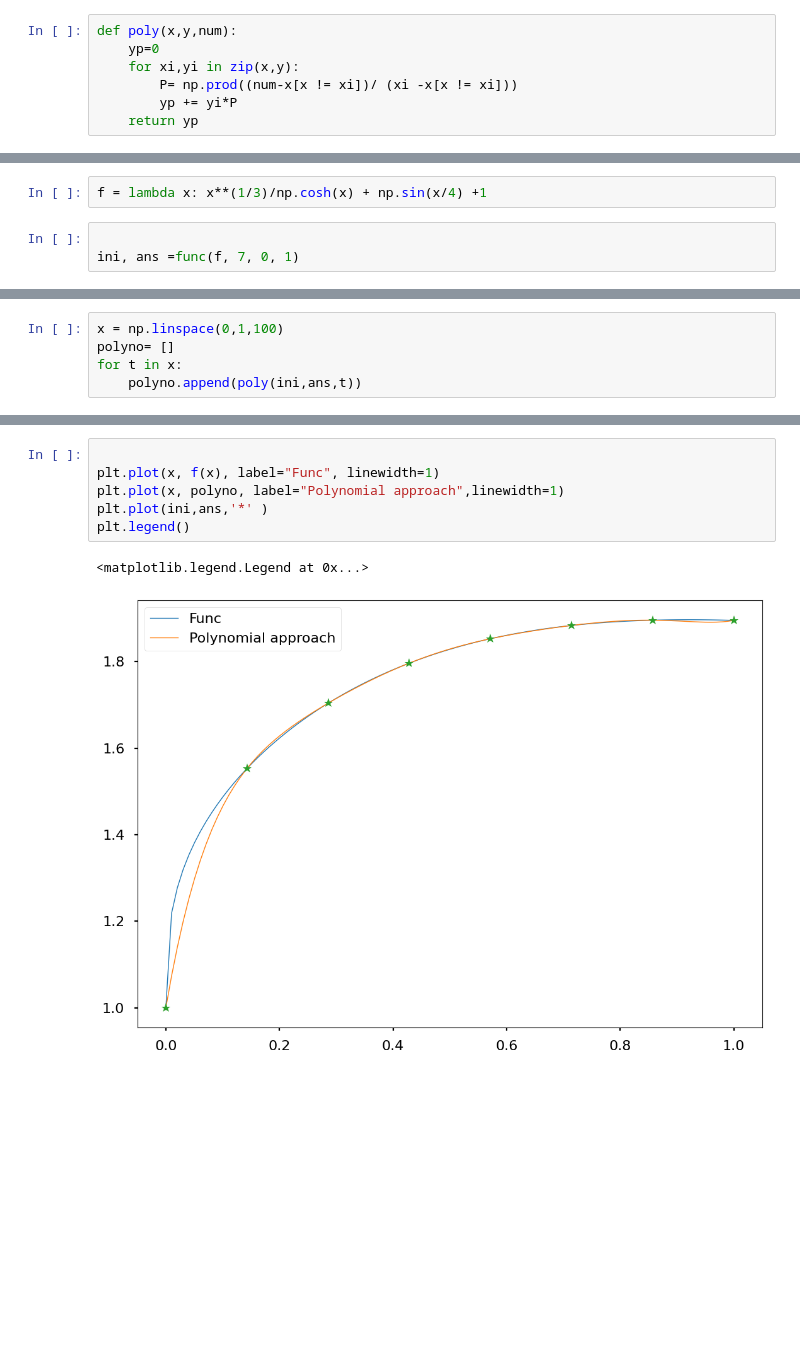
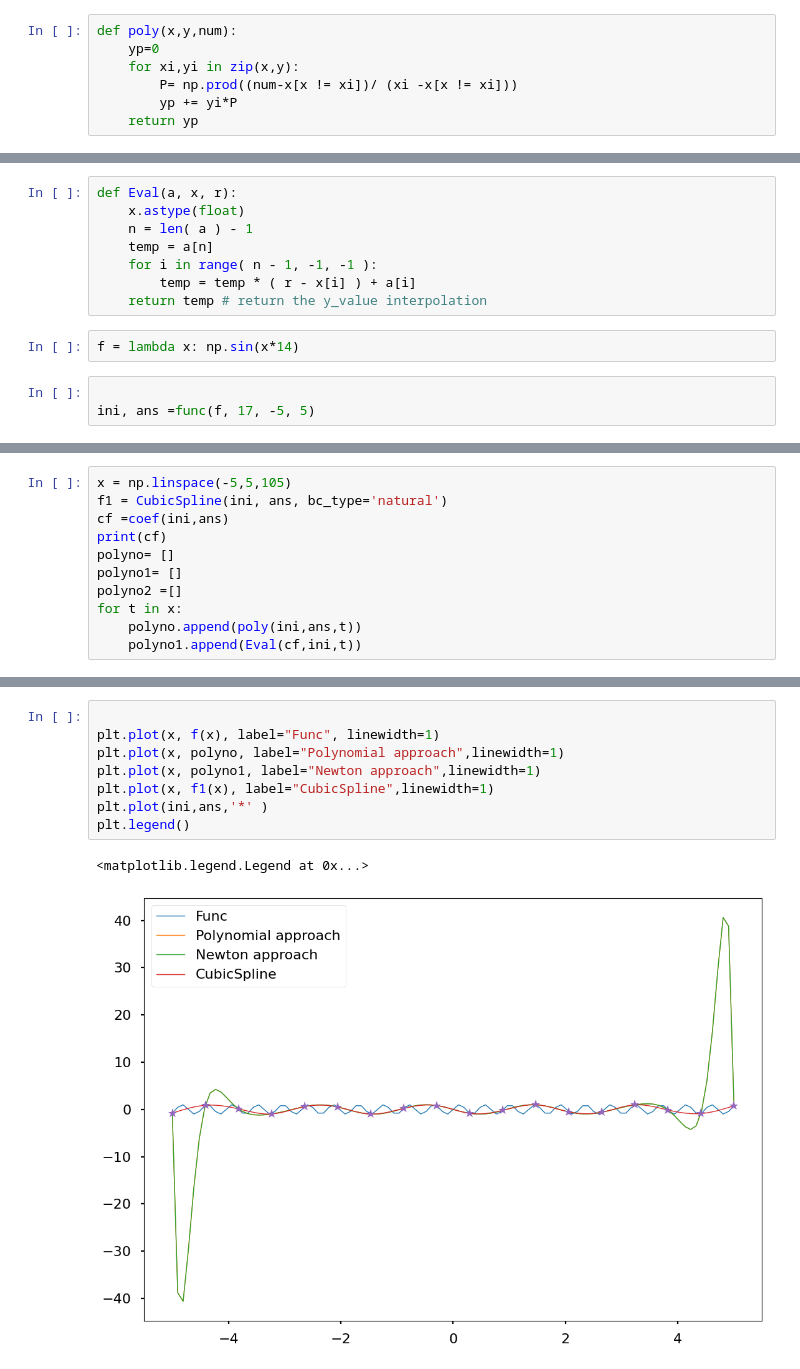
Before and after one commit to KyrylOTheRylo/interpolation, a Jupyter notebook: src/Untitled.ipynb, the cells around one changed output, grey strips where cells are left out. Drawn from its saved outputs; the diff is of its cells as text; blank space fills up the shorter version.

```diff
--- a/src/Untitled.ipynb
+++ b/src/Untitled.ipynb
@@ -22,8 +33,16 @@ def poly(x,y,num):
+# %%
+def Eval(a, x, r):
+    x.astype(float)
+    n = len( a ) - 1
+    temp = a[n]
+    for i in range( n - 1, -1, -1 ):
+        temp = temp * ( r - x[i] ) + a[i]
+    return temp # return the y_value interpolation
 # %%
-f = lambda x: x**(1/3)/np.cosh(x) + np.sin(x/4) +1
+f = lambda x: np.sin(x*14)
 # %%
 
-ini, ans =func(f, 7, 0, 1)
+ini, ans =func(f, 17, -5, 5)
 # %%
 ini,ans
 # %% [output]
@@ -34,5 +57,11 @@ ini,ans
 # %%
-x = np.linspace(0,1,100)
+x = np.linspace(-5,5,105)
+f1 = CubicSpline(ini, ans, bc_type='natural')
+cf =coef(ini,ans)
+print(cf)
 polyno= []
+polyno1= []
+polyno2 =[]
 for t in x:
     polyno.append(poly(ini,ans,t))
+    polyno1.append(Eval(cf,ini,t))
@@ -39,9 +74,11 @@ for t in x:
 # %%
 
 plt.plot(x, f(x), label="Func", linewidth=1)
 plt.plot(x, polyno, label="Polynomial approach",linewidth=1)
+plt.plot(x, polyno1, label="Newton approach",linewidth=1)
+plt.plot(x, f1(x), label="CubicSpline",linewidth=1)
 plt.plot(ini,ans,'*' )
 plt.legend()
 # %% [output]
 <matplotlib.legend.Legend at 0x...>
-[figure, old version]
+[figure, new version]
```
Also changed, not shown: parts of 4 cells of this notebook.
